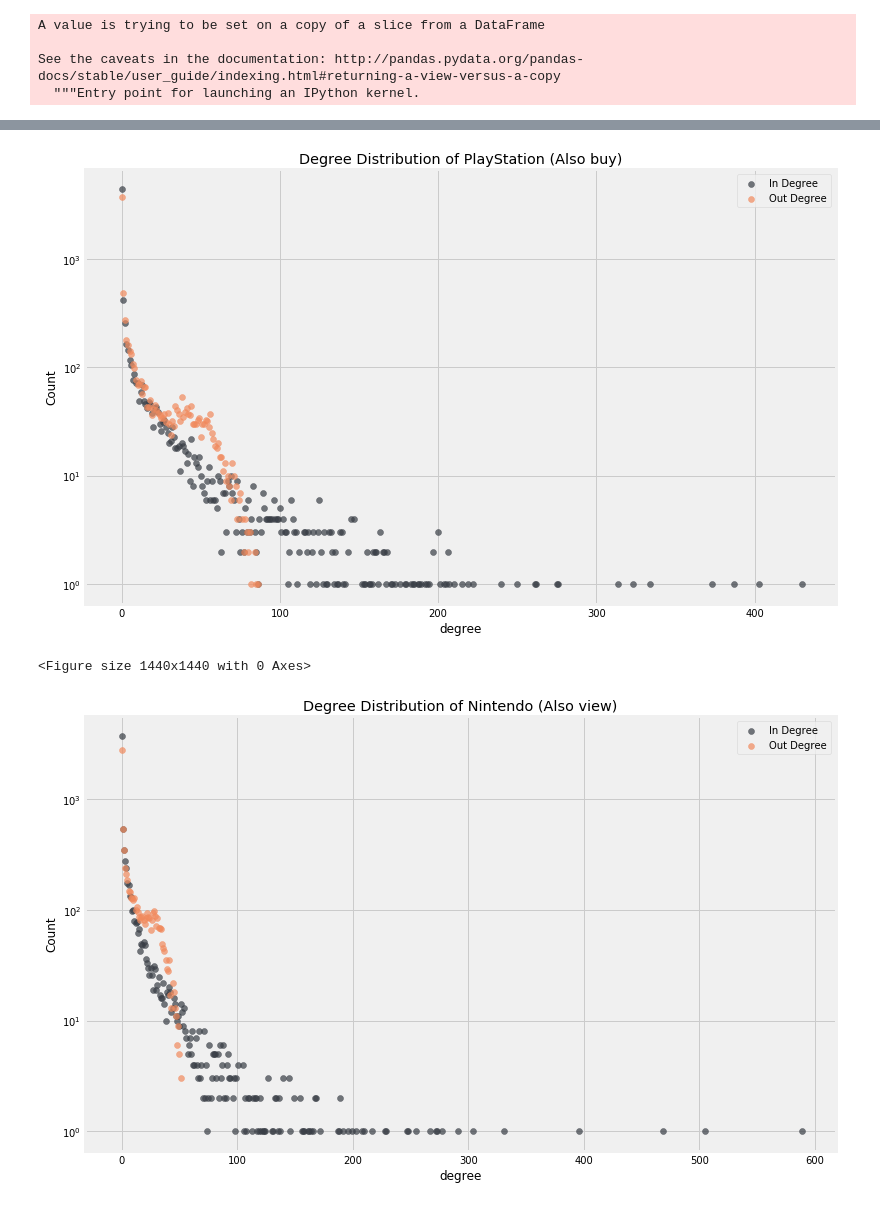
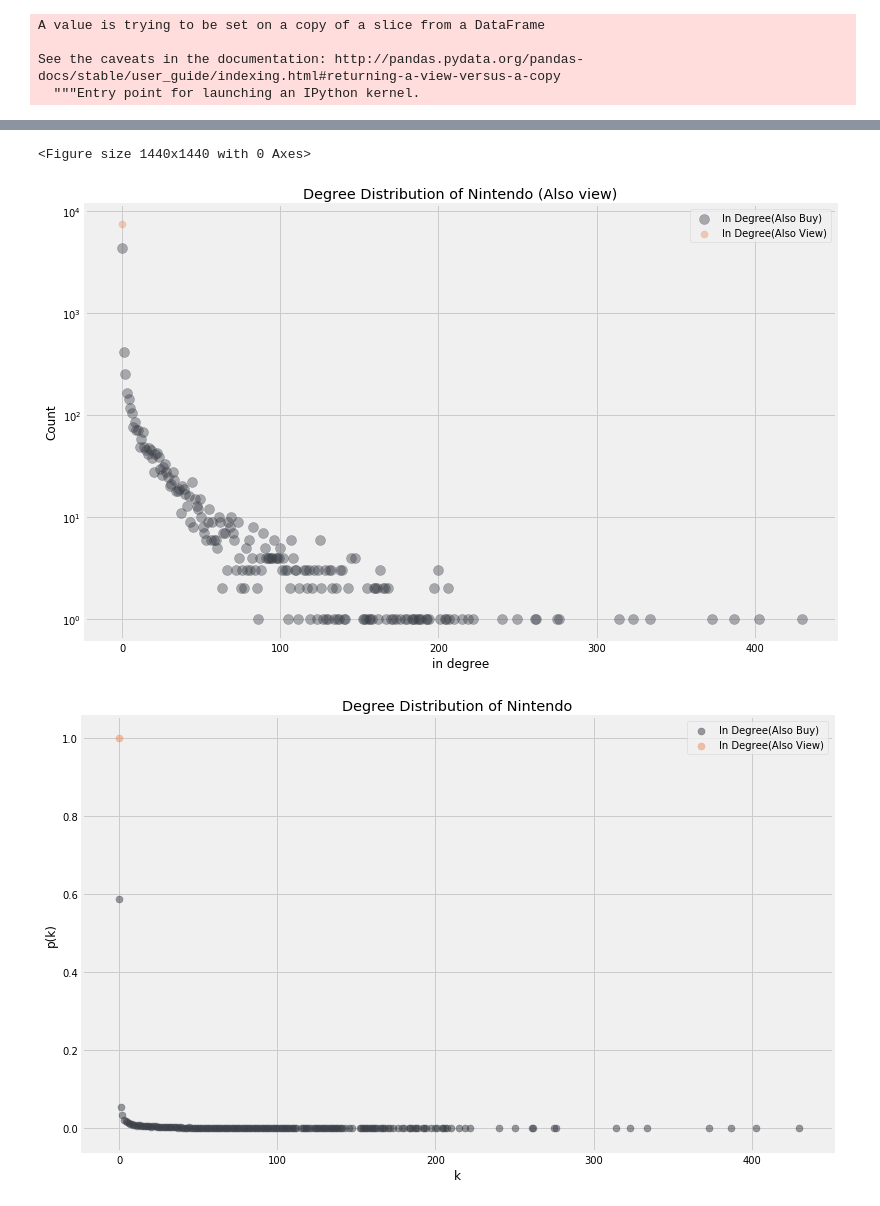
Before and after one commit to smartiiv/data_viz, a Jupyter notebook: Final.ipynb, the cells around one changed output, grey strips where cells are left out. Drawn from its saved outputs; the diff is of its cells as text; code cells hidden in the pictures.

```diff
--- a/Final.ipynb
+++ b/Final.ipynb
@@ -1067,10 +994,10 @@ A value is trying to be set on a copy of a slice from a DataFrame
 See the caveats in the documentation: http://pandas.pydata.org/pandas-docs/stable/user_guide/indexing.html#returning-a-view-versus-a-copy
   """Entry point for launching an IPython kernel.
 # %%
-asin = df0['asin']
+asin = df_net['asin']
 
-also_buy = list(df0['also_buy'])
-also_view = list(df0['also_view'])
+also_buy = list(df_net['also_buy'])
+also_view = list(df_net['also_view'])
 node_list = list(asin)
 # %%
 edge_list = []
@@ -1123,0 +1045,29 @@ outdeg, outcnt = zip(*out_degreeCount.items())
+# %%
+node_list2 = list(asin)
+edge_list2 = []
+for product, view in zip(asin,also_view):
+    if type(view) == str:
+        view = [a.strip() for a in view.split(',')]
+        if type(view) == list:
+            for view2 in view:
+                view2 = view2.strip('[')
+                view2 = view2.strip(']')
+                view2 = view2.strip("\\'")
+                view2 = view2.strip("\\'")
+
+                if view2 in node_list2:
+                    edge_list.append([product,view2])
+                if view2 not in node_list2:
+                    pass
+    else:
+        pass
+# %%
+G2 = nx.DiGraph()
+
+G2.add_nodes_from(node_list2)
+G2.add_edges_from(edge_list2)
+
+
+fig = plt.figure(figsize=(20,20))
+# %% [output]
+<Figure size 1440x1440 with 0 Axes>
@@ -1126,16 +1082,16 @@ fig = plt.figure(figsize=(12,8))
 
 ax = fig.add_subplot(111)
 
-plt.scatter(indeg, incnt, color='#393e46', alpha=0.7, label='In Degree')
-plt.scatter(outdeg, outcnt, color='#f08a5d', alpha=0.7, label='Out Degree')
+plt.scatter(indeg, incnt, s=100, color='#393e46', alpha=0.4, label='In Degree(Also Buy)')
+plt.scatter(indeg2, incnt2,s=50, color='#f08a5d', alpha=0.4, label='In Degree(Also View)')
 
-ax.set_title("Degree Distribution of PlayStation (Also buy)")
+ax.set_title("Degree Distribution of Nintendo (Also view)")
 ax.set_ylabel("Count")
-ax.set_xlabel("degree")
+ax.set_xlabel("in degree")
 ax.set_yscale('log')
 #ax.set_xscale('log')
 ax.legend(loc='best')
 
 plt.show()
 # %% [output]
-[figure, old version]
+[figure, new version]
@@ -1160,19 +1097,0 @@ for product, view in zip(asin,also_view):
-# %%
-
-G2 = nx.DiGraph()
-
-G2.add_nodes_from(node_list)
-G2.add_edges_from(edge_list)
-
-
-fig = plt.figure(figsize=(20,20))
-
-pos = nx.layout.spring_layout(G2)
-
-# draw nodes
-#nodes = nx.draw_networkx_nodes(G2, pos, nodelist=node_list, node_color='red', alpha=0.5)
-
-# draw arrows
-#edges = nx.draw_networkx_edges(G2, pos, edgelist=edge_list,edge_color='#62d2a2', rrowstyle='->',arrowsize=30,alpha=0.4, width=1)
-# %% [output]
-<Figure size 1440x1440 with 0 Axes>
@@ -1190,18 +1105,16 @@ outdeg2, outcnt2 = zip(*out_degreeCount2.items())
 # %%
 fig = plt.figure(figsize=(12,8))
 
 ax = fig.add_subplot(111)
 
-plt.scatter(indeg2, incnt2, color='#393e46', alpha=0.7, label='In Degree')
-plt.scatter(outdeg2, outcnt2, color='#f08a5d', alpha=0.7, label='Out Degree')
+plt.scatter(indeg, incntp, s=50, color='#393e46', alpha=0.5, label='In Degree(Also Buy)')
+plt.scatter(indeg2, incntp2,s=50, color='#f08a5d', alpha=0.5, label='In Degree(Also View)')
 
-ax.set_title("Degree Distribution of Nintendo (Also view)")
-ax.set_ylabel("Count")
-ax.set_xlabel("degree")
-ax.set_yscale('log')
-#ax.set_xscale('log')
+ax.set_title("Degree Distribution of Nintendo")
+ax.set_ylabel("p(k)")
+ax.set_xlabel("k")
 ax.legend(loc='best')
 
 plt.show()
 # %% [output]
-[figure, old version]
+[figure, new version]
```
Also changed, not shown: parts of 193 cells of this notebook.
